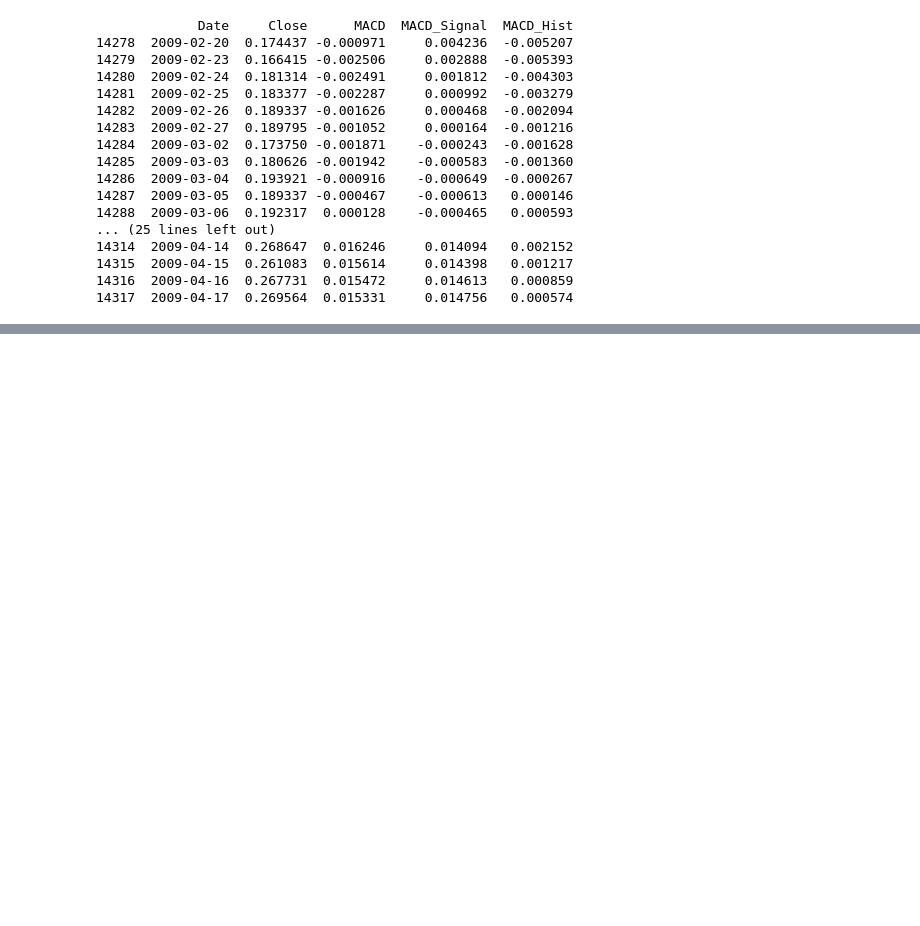
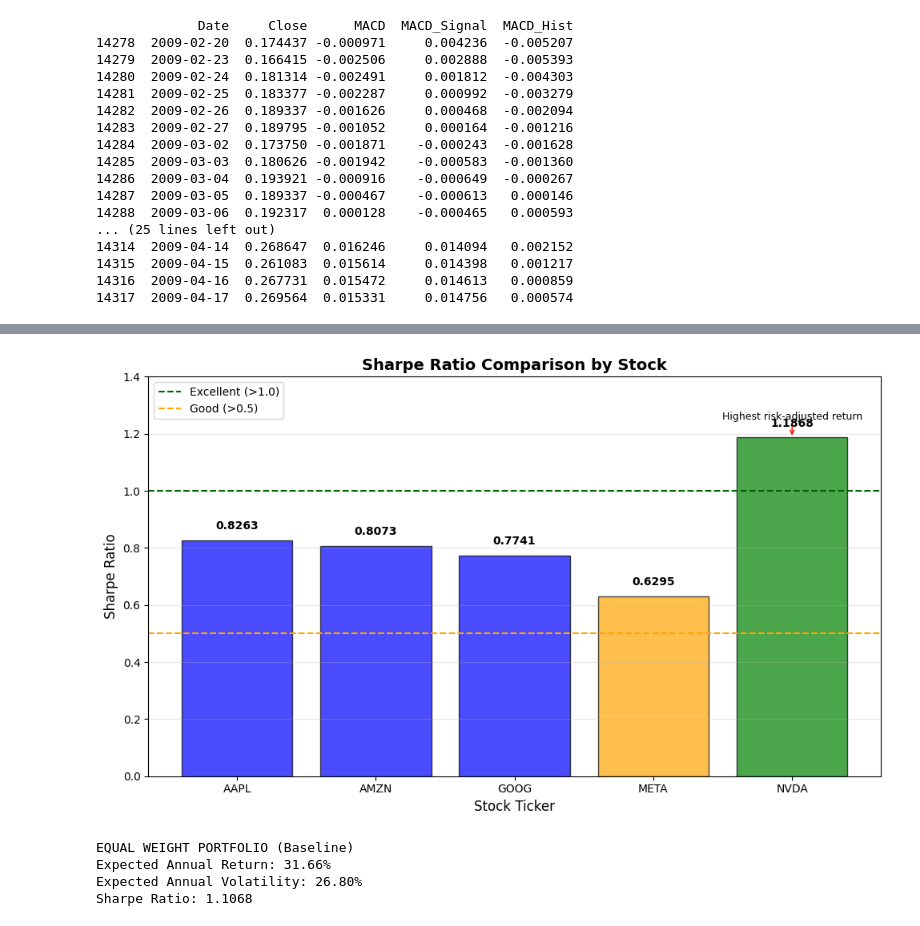
Before and after one commit to hawi088/News-Sentiment, a Jupyter notebook: notebooks/task2_eda.ipynb, the cells around one changed output, grey strips where cells are left out. Saved outputs shown, nothing was run; the diff lists cells and outputs as text; code cells hidden in the pictures; blank space fills up the shorter version.

```diff
--- a/notebooks/task2_eda.ipynb
+++ b/notebooks/task2_eda.ipynb
@@ -2334,0 +2451,73 @@ plt.show()
+# %%
+%matplotlib inline
+import matplotlib.pyplot as plt
+import numpy as np
+
+# Sharpe ratio data
+sharpe_data = {
+    'AAPL': 0.8263,
+    'AMZN': 0.8073,
+    'GOOG': 0.7741,
+    'META': 0.6295,
+    'NVDA': 1.1868
+}
+
+# Create figure
+fig, ax = plt.subplots(figsize=(10, 6))
+
+# Create bars with colors based on value
+colors = ['green' if v > 1 else 'blue' if v > 0.7 else 'orange' for v in sharpe_data.values()]
+bars = ax.bar(sharpe_data.keys(), sharpe_data.values(), color=colors, alpha=0.7, edgecolor='black')
+
+# Add threshold lines
+ax.axhline(y=1.0, color='darkgreen', linestyle='--', linewidth=1.5, label='Excellent (>1.0)')
+ax.axhline(y=0.5, color='orange', linestyle='--', linewidth=1.5, label='Good (>0.5)')
+
+# Add value labels on bars
+for bar, value in zip(bars, sharpe_data.values()):
+    ax.text(bar.get_x() + bar.get_width()/2, bar.get_height() + 0.03,
+            f'{value:.4f}', ha='center', va='bottom', fontsize=10, fontweight='bold')
+
+ax.set_title('Sharpe Ratio Comparison by Stock', fontsize=14, fontweight='bold')
+ax.set_xlabel('Stock Ticker', fontsize=12)
+ax.set_ylabel('Sharpe Ratio', fontsize=12)
+ax.set_ylim(0, 1.4)
+ax.legend(loc='upper left')
+ax.grid(True, alpha=0.3, axis='y')
+
+# Add annotation for NVDA
+ax.annotate('Highest risk-adjusted return',
+            xy=('NVDA', 1.1868), xytext=('NVDA', 1.25),
+            ha='center', fontsize=9,
+            arrowprops=dict(arrowstyle='->', color='red', lw=1))
+
+plt.tight_layout()
+plt.savefig('sharpe_ratio_comparison.png', dpi=150, bbox_inches='tight')
+plt.show()
+# %% [output]
+[figure, added]
+# %%
+# Manual portfolio optimization
+
+# Calculate covariance matrix
+cov_matrix = daily_returns.cov() * 252  # Annualized
+
+# Equal weight portfolio (simple baseline)
+n_stocks = len(ticker_list)
+equal_weights = np.array([1/n_stocks] * n_stocks)
+
+# Portfolio return
+portfolio_return = np.sum(mean_daily_return * 252 * equal_weights)
+
+# Portfolio volatility
+portfolio_volatility = np.sqrt(np.dot(equal_weights.T, np.dot(cov_matrix, equal_weights)))
+
+print("EQUAL WEIGHT PORTFOLIO (Baseline)")
+print(f"Expected Annual Return: {portfolio_return*100:.2f}%")
+print(f"Expected Annual Volatility: {portfolio_volatility*100:.2f}%")
+print(f"Sharpe Ratio: {(portfolio_return - risk_free_rate)/portfolio_volatility:.4f}")
+# %% [output]
+EQUAL WEIGHT PORTFOLIO (Baseline)
+Expected Annual Return: 31.66%
+Expected Annual Volatility: 26.80%
+Sharpe Ratio: 1.1068
```
Also changed, not shown: parts of 18 cells of this notebook.
